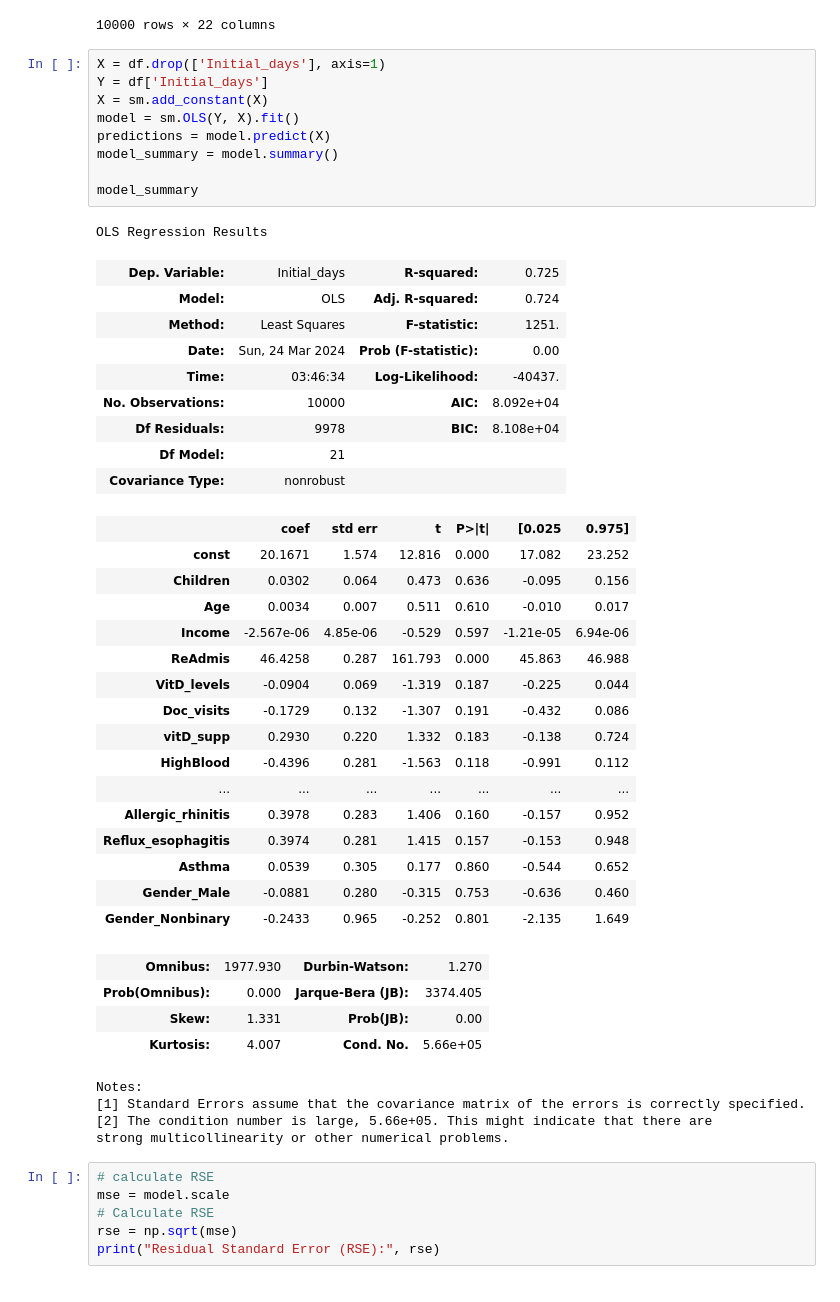
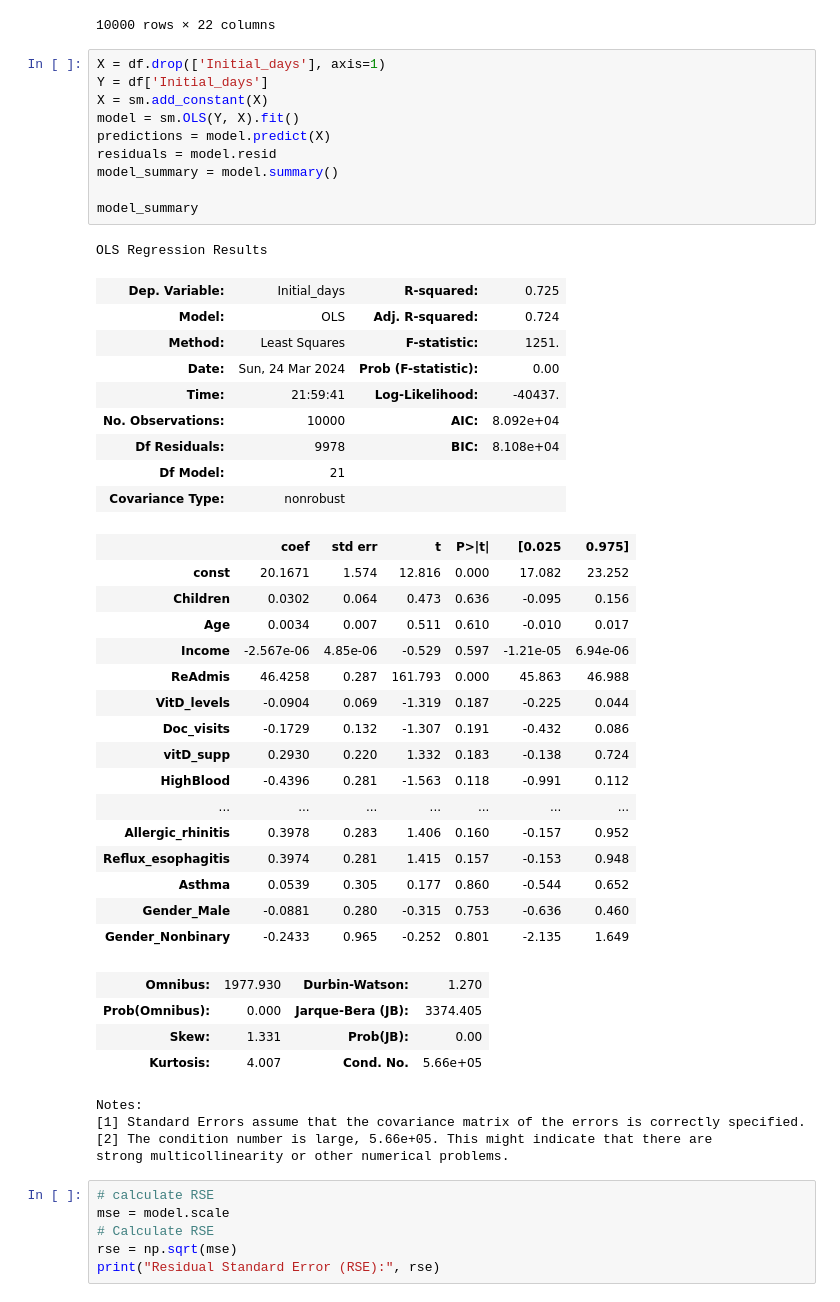
Before and after one commit to vertigoa/master, a Jupyter notebook: d208_task_1ef.ipynb, the cells around one changed output. Drawn from its saved outputs; the diff is of its cells as text.

```diff
--- a/d208_task_1ef.ipynb
+++ b/d208_task_1ef.ipynb
@@ -62,19 +63,20 @@ df
 # %%
 X = df.drop(['Initial_days'], axis=1)
 Y = df['Initial_days']
 X = sm.add_constant(X)
 model = sm.OLS(Y, X).fit()
 predictions = model.predict(X)
+residuals = model.resid
 model_summary = model.summary()
 
 model_summary
 # %% [output]
 OLS Regression Results
 | Dep. Variable: | Initial_days | R-squared: | 0.725 |
 | Model: | OLS | Adj. R-squared: | 0.724 |
 | Method: | Least Squares | F-statistic: | 1251. |
 | Date: | Sun, 24 Mar 2024 | Prob (F-statistic): | 0.00 |
-| Time: | 03:46:34 | Log-Likelihood: | -40437. |
+| Time: | 21:59:41 | Log-Likelihood: | -40437. |
 | No. Observations: | 10000 | AIC: | 8.092e+04 |
 | Df Residuals: | 9978 | BIC: | 8.108e+04 |
 | Df Model: | 21 |  |  |
```
Also changed, not shown: parts of 9 cells of this notebook, 1 other file.
